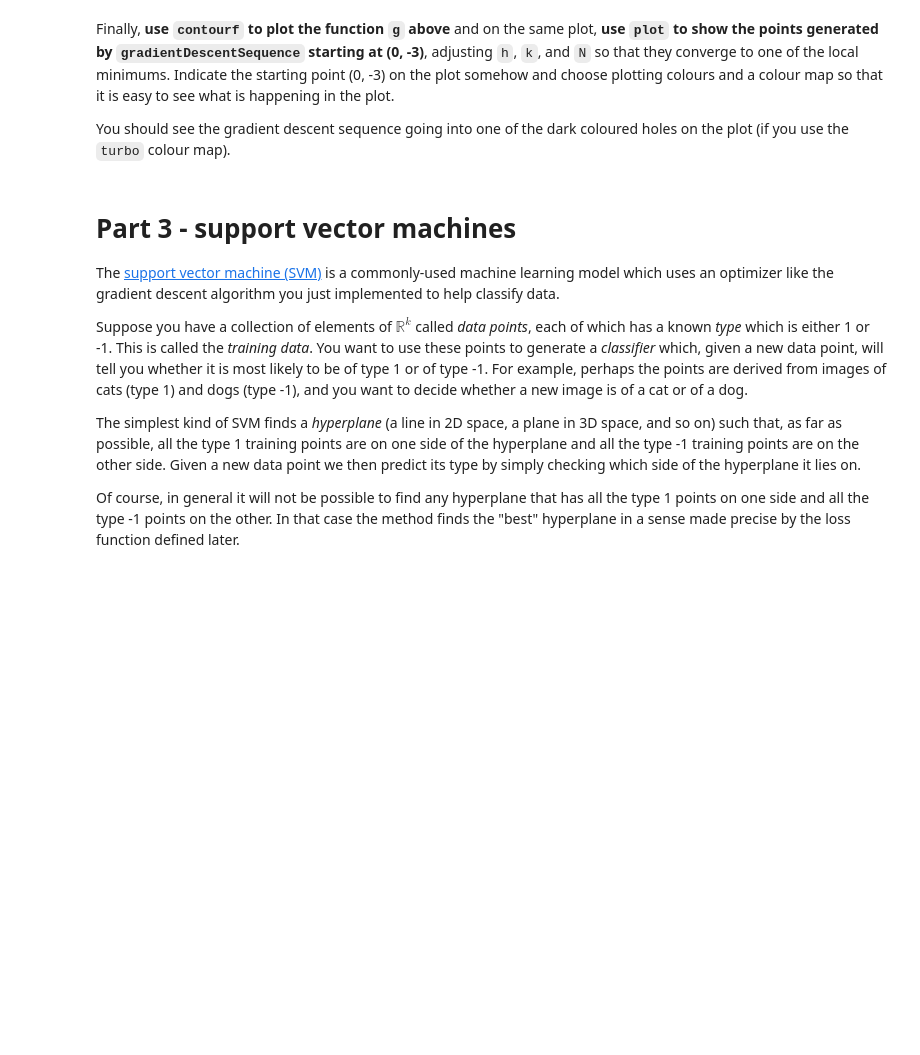
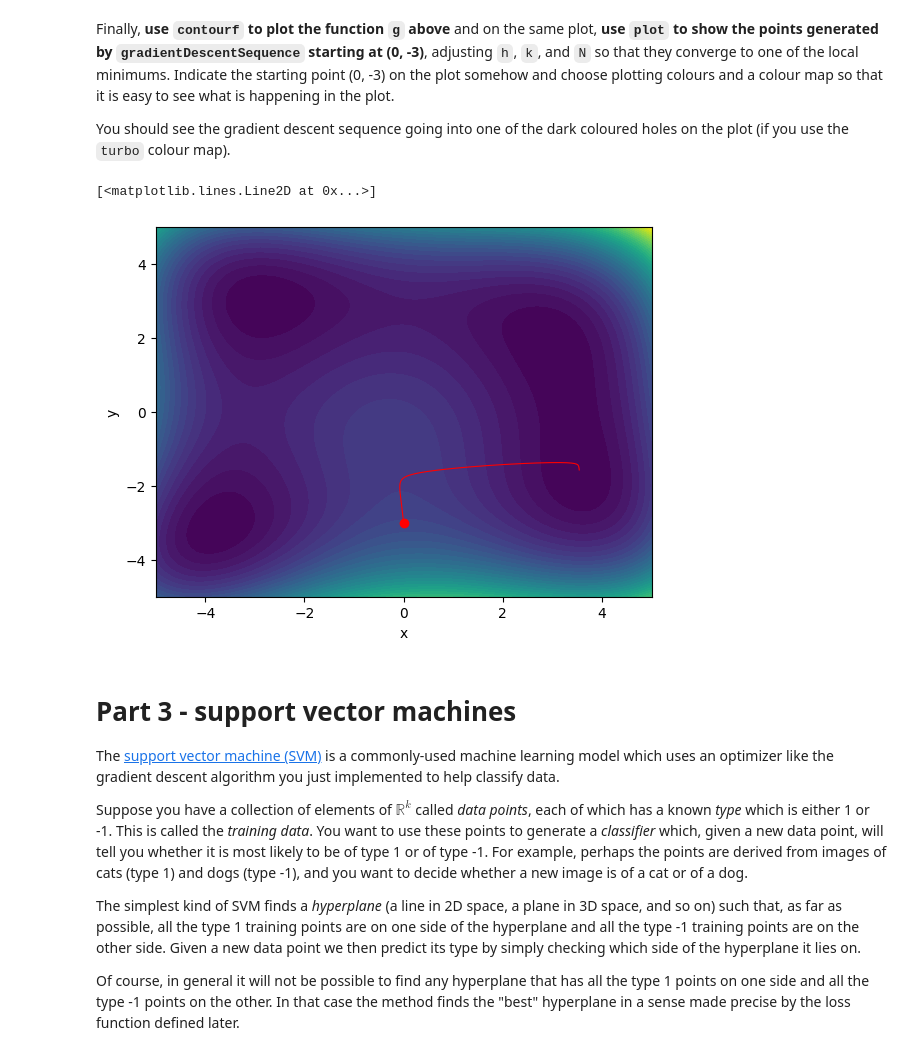
Before and after one commit to RD-44/Gradient-Descent-and-SVM, a Jupyter notebook: Gradient descent and support vector machines.ipynb, the cells around one changed output. Drawn from its saved outputs; the diff is of its cells as text; code cells hidden in the pictures; blank space fills up the shorter version.

```diff
--- a/Gradient descent and support vector machines.ipynb
+++ b/Gradient descent and support vector machines.ipynb
@@ -146,3 +213,18 @@ You should see the gradient descent sequence going into one of the dark coloured
+# %%
+# contour plot and gradient descent sequence here
+
+sequence = gradient_descent_sequence(g, [0, -3], 0.001, 0.01, 1000)
+
+plt.contourf(xs, ys, zs, levels=40)
+plt.plot(0,-3,'ro')  # labelling initial point
+plt.xlabel("x")
+plt.ylabel("y")
+plt.xlim((-5, 5))
+plt.ylim((-5, 5))
+plt.plot(sequence[0], sequence[1], 'r-', linewidth=0.8)
+# %% [output]
+[<matplotlib.lines.Line2D at 0x...>]
+[figure, added]
 # %% [markdown]
 # Part 3 - support vector machines
 
```
Also changed, not shown: parts of 21 cells of this notebook, 1 other file.
